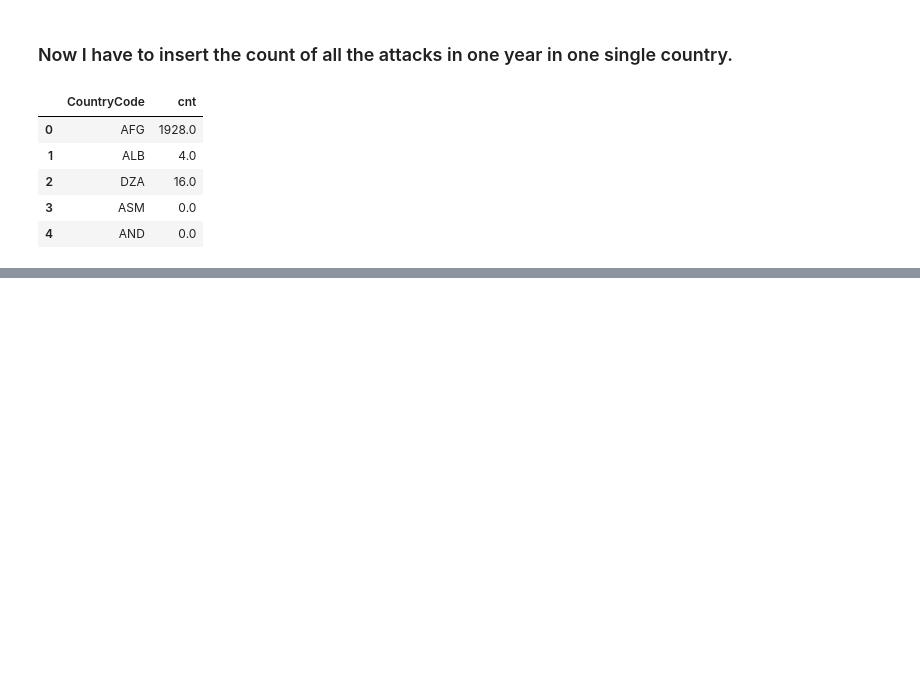
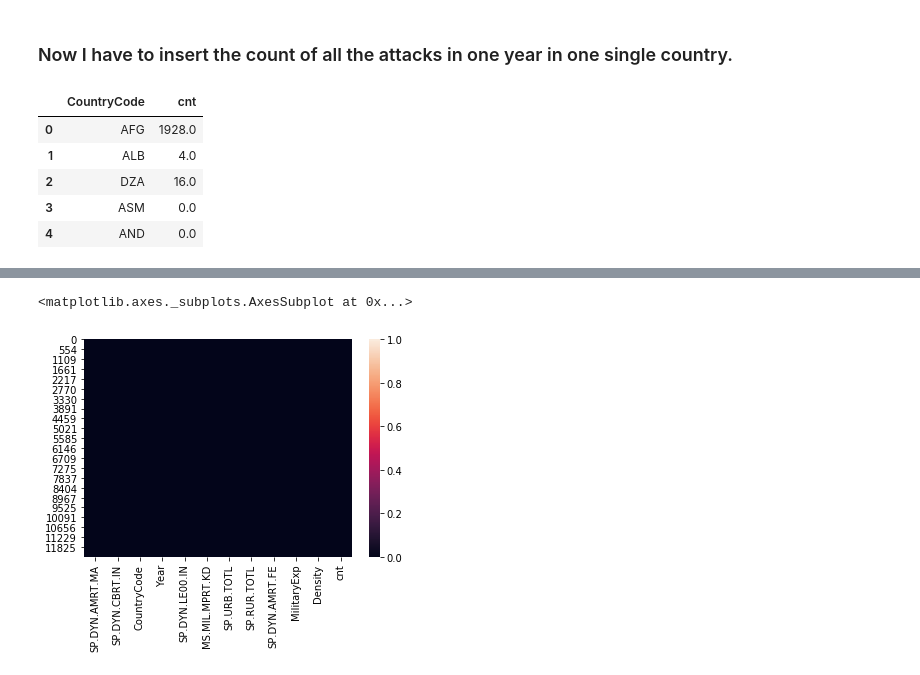
Before and after one commit to AndreaCurtoni/TerrorismDSBA, a Jupyter notebook: First hypothesis.ipynb, the cells around one changed output, grey strips where cells are left out. Saved outputs shown, nothing was run; the diff lists cells and outputs as text; code cells hidden in the pictures; blank space fills up the shorter version.

```diff
--- a/First hypothesis.ipynb
+++ b/First hypothesis.ipynb
@@ -349,0 +394,6 @@ tot4.to_csv(path_or_buf='./part/DF1sthyp', index=False)
+# %%
+tot4['cnt'] = tot4['cnt'].replace(np.nan, 0)
+heatmap(tot4.isnull())
+# %% [output]
+<matplotlib.axes._subplots.AxesSubplot at 0x...>
+[figure, added]
```
Also changed, not shown: parts of 19 cells of this notebook.
